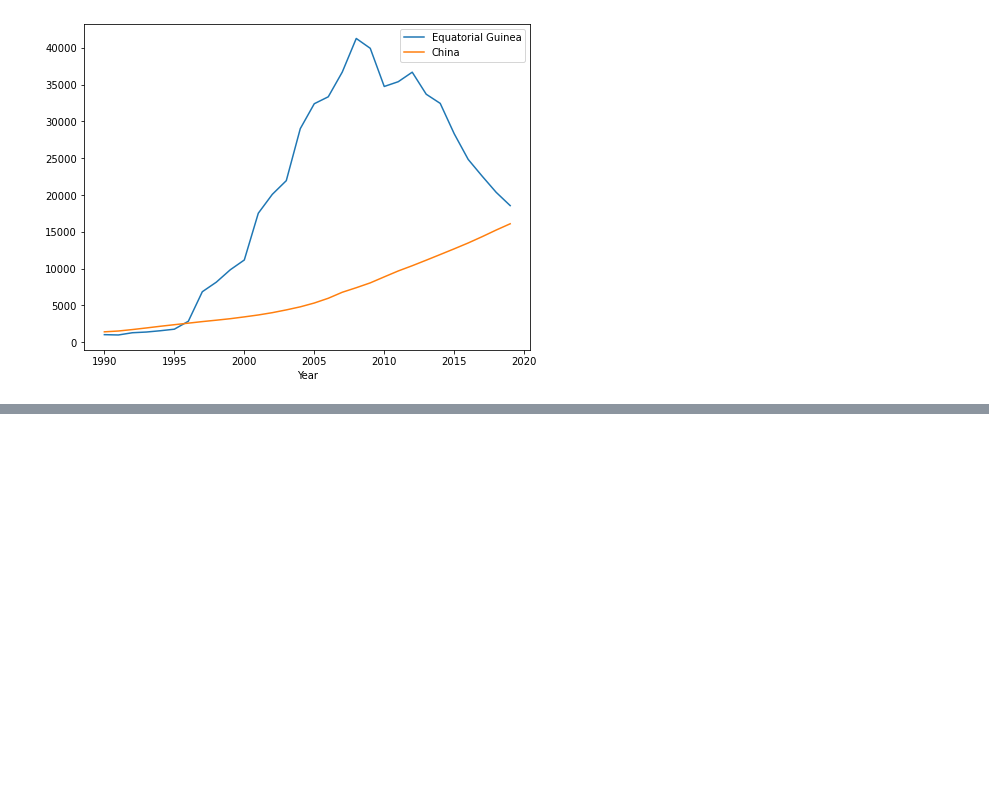
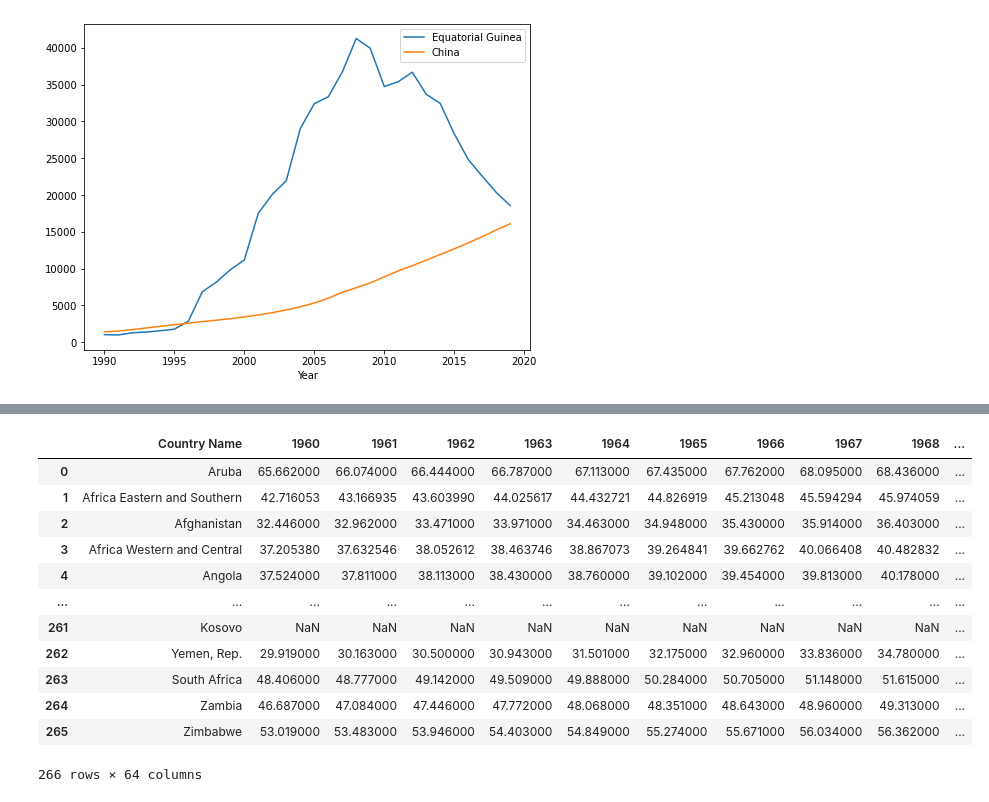
Before and after one commit to AlisonCG1/UN_practice_project, a Jupyter notebook: Notebooks/UN_DATA_EXPLORATION.ipynb, the cells around one changed output, grey strips where cells are left out. Cells and saved outputs as stored; diff of their text form; code cells hidden in the pictures; blank space fills up the shorter version.

```diff
--- a/Notebooks/UN_DATA_EXPLORATION.ipynb
+++ b/Notebooks/UN_DATA_EXPLORATION.ipynb
@@ -267,0 +318,3 @@ plt.show()
+# %%
+# csv containing Life expectancy at birth.
+life_expectancy = pd.read_csv("../data/life_expectancy.csv", skiprows=3, engine = 'python')
@@ -267,0 +337,21 @@ plt.show()
+# %%
+#Drop the Country Code, Indicator Name, and Indicator Code columns. Then convert your data from wide to long.
+
+
+life_expectancy = life_expectancy.drop(columns = ["Country Code","Indicator Name", "Indicator Code"])
+# %%
+life_expectancy
+# %% [output]
+|  | Country Name | 1960 | 1961 | 1962 | 1963 | 1964 | 1965 | 1966 | 1967 | 1968 | ... |
+| 0 | Aruba | 65.662000 | 66.074000 | 66.444000 | 66.787000 | 67.113000 | 67.435000 | 67.762000 | 68.095000 | 68.436000 | ... |
+| 1 | Africa Eastern and Southern | 42.716053 | 43.166935 | 43.603990 | 44.025617 | 44.432721 | 44.826919 | 45.213048 | 45.594294 | 45.974059 | ... |
+| 2 | Afghanistan | 32.446000 | 32.962000 | 33.471000 | 33.971000 | 34.463000 | 34.948000 | 35.430000 | 35.914000 | 36.403000 | ... |
+| 3 | Africa Western and Central | 37.205380 | 37.632546 | 38.052612 | 38.463746 | 38.867073 | 39.264841 | 39.662762 | 40.066408 | 40.482832 | ... |
+| 4 | Angola | 37.524000 | 37.811000 | 38.113000 | 38.430000 | 38.760000 | 39.102000 | 39.454000 | 39.813000 | 40.178000 | ... |
+| ... | ... | ... | ... | ... | ... | ... | ... | ... | ... | ... | ... |
+| 261 | Kosovo | NaN | NaN | NaN | NaN | NaN | NaN | NaN | NaN | NaN | ... |
+| 262 | Yemen, Rep. | 29.919000 | 30.163000 | 30.500000 | 30.943000 | 31.501000 | 32.175000 | 32.960000 | 33.836000 | 34.780000 | ... |
+| 263 | South Africa | 48.406000 | 48.777000 | 49.142000 | 49.509000 | 49.888000 | 50.284000 | 50.705000 | 51.148000 | 51.615000 | ... |
+| 264 | Zambia | 46.687000 | 47.084000 | 47.446000 | 47.772000 | 48.068000 | 48.351000 | 48.643000 | 48.960000 | 49.313000 | ... |
+| 265 | Zimbabwe | 53.019000 | 53.483000 | 53.946000 | 54.403000 | 54.849000 | 55.274000 | 55.671000 | 56.034000 | 56.362000 | ... |
+266 rows × 64 columns
```
Also changed, not shown: parts of 21 cells of this notebook.
